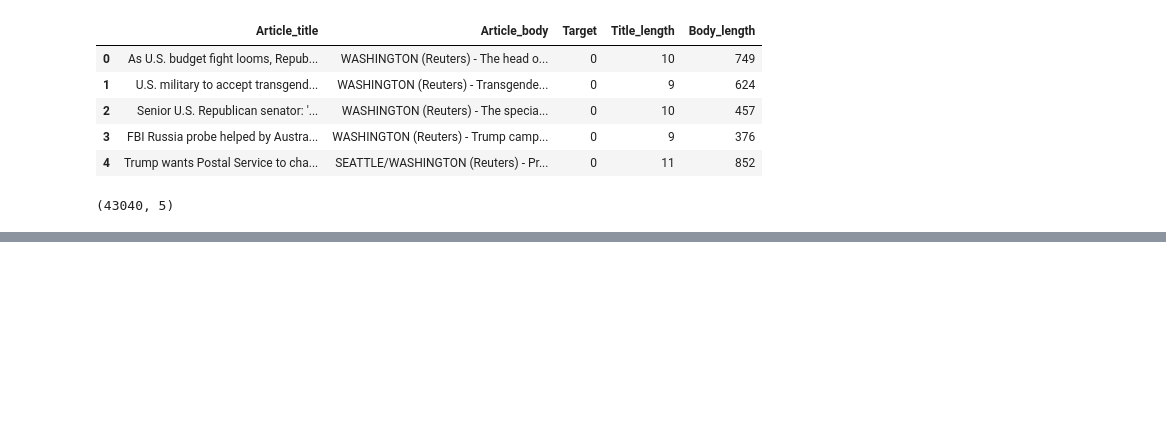
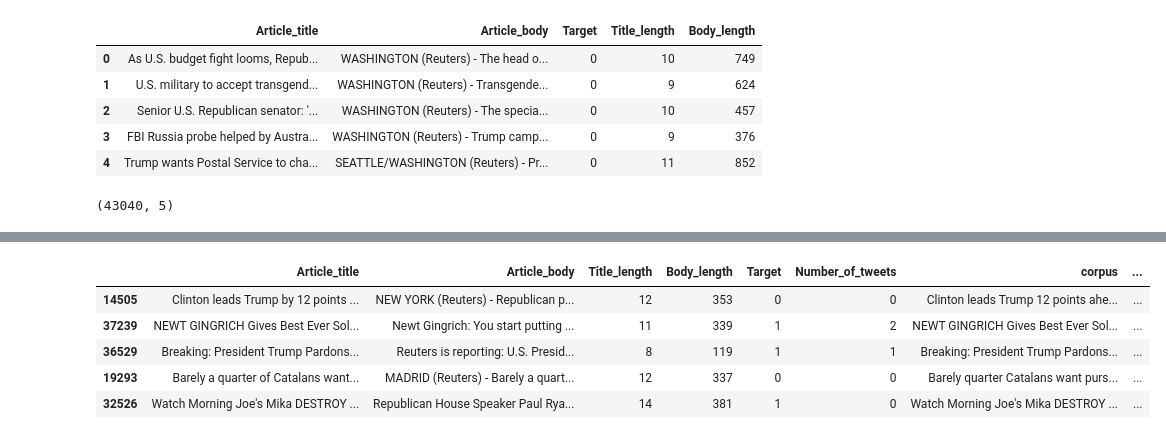
Before and after one commit to MarcusKorea/MarcusKorea-Fake_News_Detector, a Jupyter notebook: data_cleaning.ipynb, the cells around one changed output, grey strips where cells are left out. Saved outputs shown, nothing was run; the diff lists cells and outputs as text; code cells hidden in the pictures; blank space fills up the shorter version.

```diff
--- a/data_cleaning.ipynb
+++ b/data_cleaning.ipynb
@@ -223,0 +250,5 @@ final_news.head(5)
+# %%
+# removing stop words, this takes around 20 seconds
+from nltk.corpus import stopwords
+stop = stopwords.words('english')
+final_news["corpus"] = final_news["corpus"].apply(lambda x: ' '.join([word for word in x.split() if word not in (stop)]))
@@ -223,0 +264,7 @@ final_news.head(5)
+# %%
+# count length of corpus (to see if tweets have been removed)
+def count_courpus(column):
+    length = len(column.split())
+    return length
+# %%
+final_news["corpus_length_original"] = final_news["corpus"].apply(count_courpus)
@@ -224,3 +302,6 @@ final_news.head(5)
+# %%
+# remove rows that have quote more than 20 tweets, unrealistic that an article would quote of 20 tweets
+final_news = final_news[final_news["Number_of_tweets"]<20]
 # %%
 # store in excel spreadsheet as turning into csv creates unwanted characters and tableau can read it right
 final_news.to_excel("Data/final_news.xlsx",encoding = "utf-8-sig",sheet_name="Fake_news_data_set", na_rep = "NAN")
@@ -230,6 +311,13 @@ final_news.to_excel("Data/final_news.xlsx",encoding = "utf-8-sig",sheet_name="Fa
 # %%
-# create testing data
-testing_data = final_news.sample(frac = 0.3,random_state= 42,ignore_index =True)
+# create testing data (removed ignore_index = True due to error but instead added index = False when exporting the file)
+testing_data = final_news.sample(frac = 0.3,random_state= 42)
 testing_data.head()
+# %% [output]
+|  | Article_title | Article_body | Title_length | Body_length | Target | Number_of_tweets | corpus | ... |
+| 14505 | Clinton leads Trump by 12 points ... | NEW YORK (Reuters) - Republican p... | 12 | 353 | 0 | 0 | Clinton leads Trump 12 points ahe... | ... |
+| 37239 | NEWT GINGRICH Gives Best Ever Sol... | Newt Gingrich: You start putting ... | 11 | 339 | 1 | 2 | NEWT GINGRICH Gives Best Ever Sol... | ... |
+| 36529 | Breaking: President Trump Pardons... | Reuters is reporting: U.S. Presid... | 8 | 119 | 1 | 1 | Breaking: President Trump Pardons... | ... |
+| 19293 | Barely a quarter of Catalans want... | MADRID (Reuters) - Barely a quart... | 12 | 337 | 0 | 0 | Barely quarter Catalans want purs... | ... |
+| 32526 | Watch Morning Joe's Mika DESTROY ... | Republican House Speaker Paul Rya... | 14 | 381 | 1 | 0 | Watch Morning Joe's Mika DESTROY ... | ... |
 # %%
 # # store in csv in case its needed
```
Also changed, not shown: parts of 36 cells of this notebook, 2 other files.
